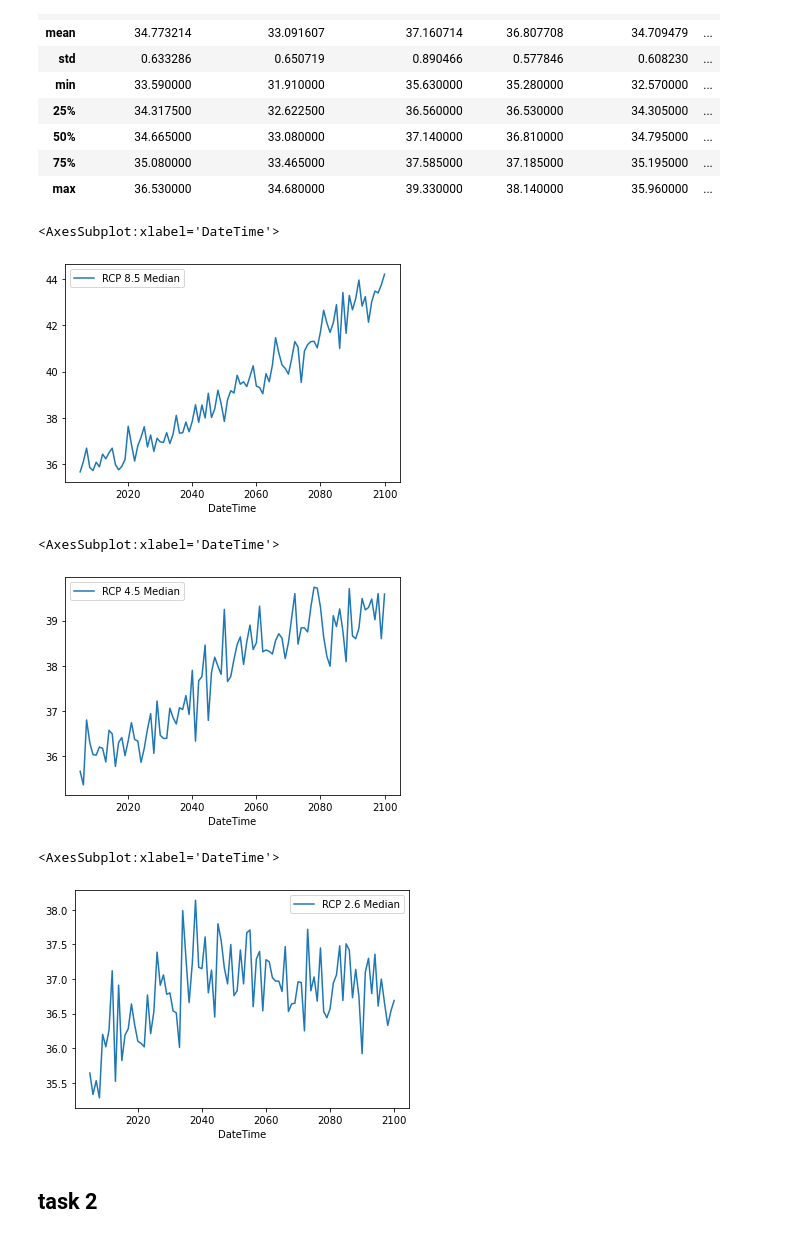
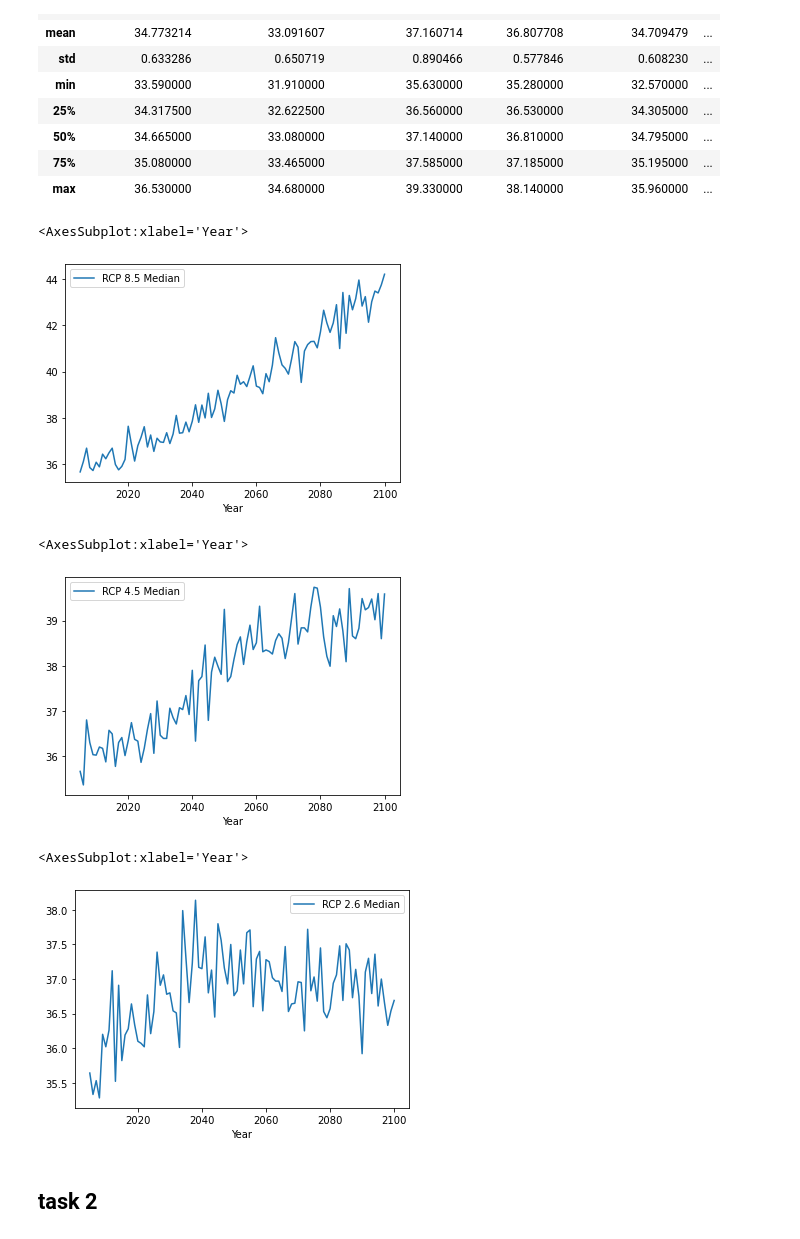
Before and after one commit to data301-2021-winter1/project-group70-project, a Jupyter notebook: notebooks/analysis3.ipynb, the cells around one changed output. Saved outputs shown, nothing was run; the diff lists cells and outputs as text; code cells hidden in the pictures.

```diff
--- a/notebooks/analysis3.ipynb
+++ b/notebooks/analysis3.ipynb
@@ -11,6 +11,7 @@ i=1950
 for x in range(151):
     hottestday["DateTime"][x]=i
     i=i+1
+hottestday=hottestday.rename(columns={"DateTime": "Year"})
 # cleaned up the years
 # %% [output]
 A value is trying to be set on a copy of a slice from a DataFrame
@@ -65,24 +66,24 @@ hottestday.describe()
 # %%
 # here are some graphs that show the different RCP senarios
 # %%
-hottestday.plot(kind='line', x='DateTime', y='RCP 8.5 Median')
+hottestday.plot(kind='line', x='Year', y='RCP 8.5 Median')
 #this shows the hottest day temp contuiniting to rise
 # %% [output]
-<AxesSubplot:xlabel='DateTime'>
+<AxesSubplot:xlabel='Year'>
-[figure, old version]
+[figure, new version]
 # %%
-hottestday.plot(kind='line', x='DateTime', y='RCP 4.5 Median')
+hottestday.plot(kind='line', x='Year', y='RCP 4.5 Median')
 #this shows the hottest day temp rising and then slightly plateauing
 # %% [output]
-<AxesSubplot:xlabel='DateTime'>
+<AxesSubplot:xlabel='Year'>
-[figure, old version]
+[figure, new version]
 # %%
-hottestday.plot(kind='line', x='DateTime', y='RCP 2.6 Median')
+hottestday.plot(kind='line', x='Year', y='RCP 2.6 Median')
 #this shows the hottest day temp rising and then dipping
 #this shows our best case senario
 # %% [output]
-<AxesSubplot:xlabel='DateTime'>
+<AxesSubplot:xlabel='Year'>
-[figure, old version]
+[figure, new version]
 # %% [markdown]
 ## task 2
 # %%
```
Also changed, not shown: parts of 18 cells of this notebook, 2 other files.
